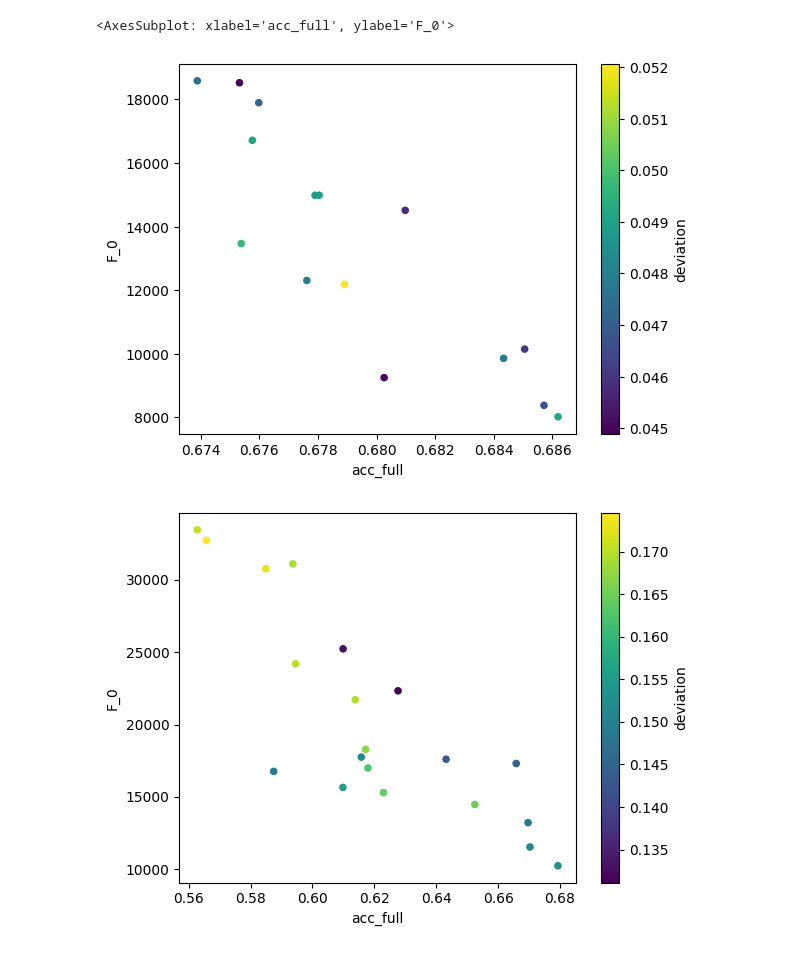
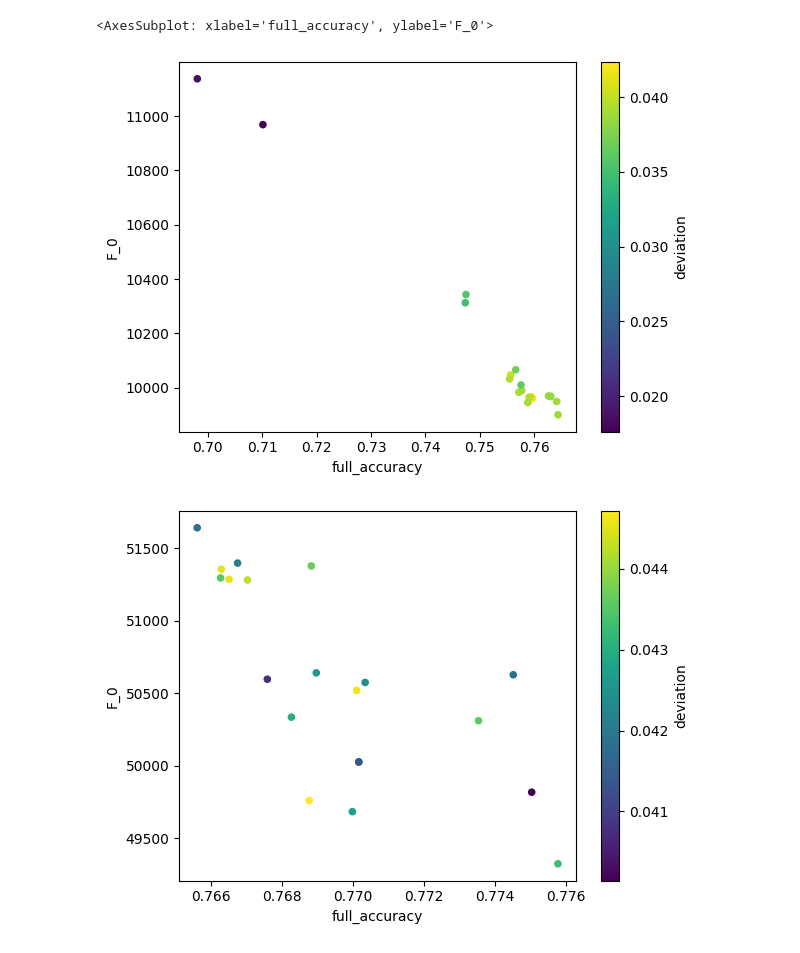
Before and after one commit to itiv-kit/dnn-model-exploration, a Jupyter notebook: doodle_scripts/evaluate_individuals.ipynb, the cells around one changed output. Cells and saved outputs as stored; diff of their text form; code cells hidden in the pictures.

```diff
--- a/doodle_scripts/evaluate_individuals.ipynb
+++ b/doodle_scripts/evaluate_individuals.ipynb
@@ -3,8 +3,10 @@ from matplotlib import pyplot as plt
 import pandas as pd
 import os
 
-path = 'results/reeval_sparsity_problem_resnet18_imagenet_2023-01-27_12-37.csv'
-path2 = 'results/reeval_sparsity_problem_resnet18_imagenet_2023-01-27_21-09-11.csv'
+path16x16 = 'results/reeval_sparsity_problem_resnet50_imagenet_2023-02-02_23-41-29_slurmid_0.csv'
+path8x8 = 'results/reeval_sparsity_problem_resnet50_imagenet_2023-02-02_23-49-22_slurmid_1.csv'
+path1x16 = 'results/reeval_sparsity_problem_resnet50_imagenet_2023-02-02_23-57-39_slurmid_2.csv'
 
-df = pd.read_csv(os.path.join('..', path))
-df2 = pd.read_csv(os.path.join('..', path2))
+df16x16 = pd.read_csv(os.path.join('..', path16x16))
+df8x8 = pd.read_csv(os.path.join('..', path8x8))
+df1x16 = pd.read_csv(os.path.join('..', path1x16))
@@ -16,7 +13,12 @@ df2['F_0'] = -df2['F_0'] * 100_000_000 / 1024
+# %%
+df16x16['deviation'] = df16x16['accuracy'] - df16x16['full_accuracy']
+df8x8['deviation'] = df8x8['accuracy'] - df8x8['full_accuracy']
+df1x16['deviation'] = df1x16['accuracy'] - df1x16['full_accuracy']
 # %%
-df.plot(y='F_0', x='acc_full', c='deviation', colormap='viridis', kind='scatter')
-df2.plot(y='F_0', x='acc_full', c='deviation', colormap='viridis', kind='scatter')
+df16x16.plot(y='F_0', x='full_accuracy', c='deviation', colormap='viridis', kind='scatter')
+df8x8.plot(y='F_0', x='full_accuracy', c='deviation', colormap='viridis', kind='scatter')
+df1x16.plot(y='F_0', x='full_accuracy', c='deviation', colormap='viridis', kind='scatter')
 # %% [output]
-<AxesSubplot: xlabel='acc_full', ylabel='F_0'>
+<AxesSubplot: xlabel='full_accuracy', ylabel='F_0'>
-[figure, old version]
+[figure, new version]
-[figure, old version]
+[figure, new version]
```
Also changed, not shown: parts of 6 cells of this notebook, 17 other files.
